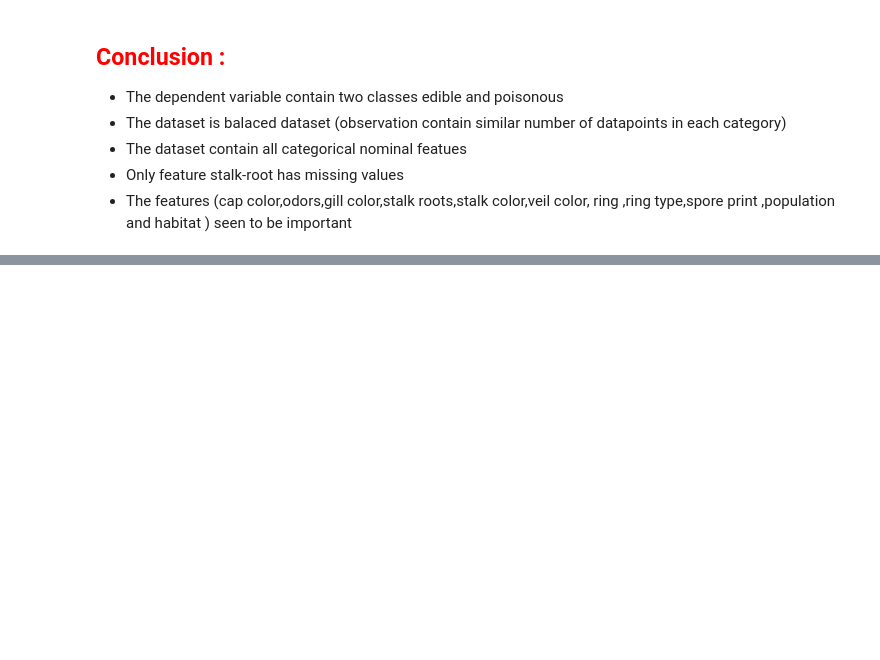
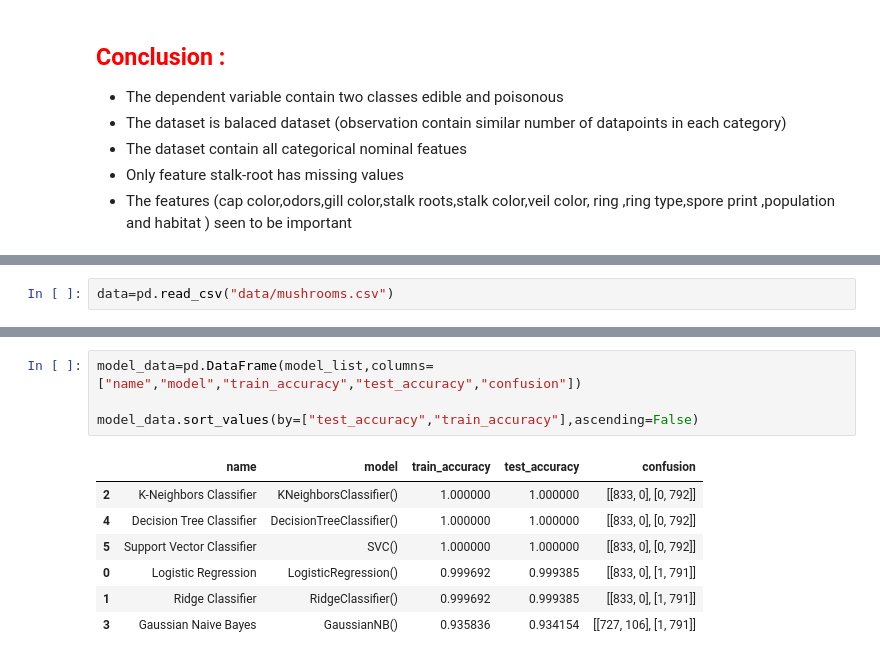
Before and after one commit to MohanVishe/ML-Project1--Mushroom-Safety-Predictor, a Jupyter notebook: notebooks/research.ipynb, the cells around one changed output, grey strips where cells are left out. Cells and saved outputs as stored; diff of their text form; blank space fills up the shorter version.

```diff
--- a/notebooks/research.ipynb
+++ b/notebooks/research.ipynb
@@ -374,0 +389,2 @@ for i in ["cap-color","odor","gill-color","stalk-root", 'stalk-color-above-ring'
+# %%
+data=pd.read_csv("data/mushrooms.csv")
@@ -374,0 +508,12 @@ for i in ["cap-color","odor","gill-color","stalk-root", 'stalk-color-above-ring'
+# %%
+model_data=pd.DataFrame(model_list,columns=["name","model","train_accuracy","test_accuracy","confusion"])
+
+model_data.sort_values(by=["test_accuracy","train_accuracy"],ascending=False)
+# %% [output]
+|  | name | model | train_accuracy | test_accuracy | confusion |
+| 2 | K-Neighbors Classifier | KNeighborsClassifier() | 1.000000 | 1.000000 | [[833, 0], [0, 792]] |
+| 4 | Decision Tree Classifier | DecisionTreeClassifier() | 1.000000 | 1.000000 | [[833, 0], [0, 792]] |
+| 5 | Support Vector Classifier | SVC() | 1.000000 | 1.000000 | [[833, 0], [0, 792]] |
+| 0 | Logistic Regression | LogisticRegression() | 0.999692 | 0.999385 | [[833, 0], [1, 791]] |
+| 1 | Ridge Classifier | RidgeClassifier() | 0.999692 | 0.999385 | [[833, 0], [1, 791]] |
+| 3 | Gaussian Naive Bayes | GaussianNB() | 0.935836 | 0.934154 | [[727, 106], [1, 791]] |
```
Also changed, not shown: parts of 14 cells of this notebook.
